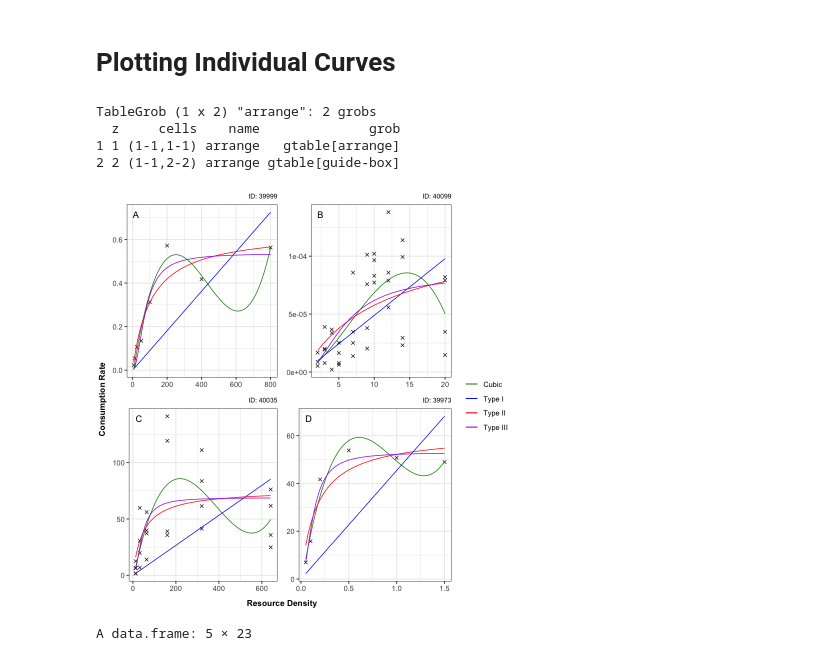
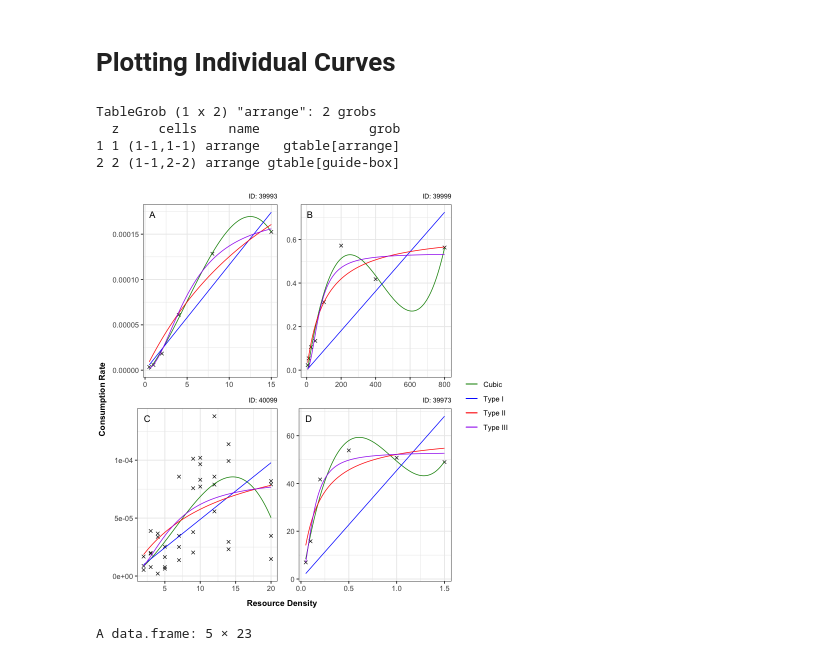
Before and after one commit to ldswaby/CMEECourseWork, a Jupyter notebook: MiniProject/Notes/Data_Analysis_in_R.ipynb, the cells around one changed output. Drawn from its saved outputs; the diff is of its cells as text; code cells hidden in the pictures.

```diff
--- a/MiniProject/Notes/Data_Analysis_in_R.ipynb
+++ b/MiniProject/Notes/Data_Analysis_in_R.ipynb
@@ -10,7 +10,7 @@ suppressMessages(library(scales))
 
 # Load data
 frData <- read.csv('../Data/CRat_prepped.csv', stringsAsFactors = FALSE)
-frModStats <- read.csv('../Data/ModelStats3.csv', stringsAsFactors = FALSE)
+frModStats <- read.csv('../Data/ModelStats.csv', stringsAsFactors = FALSE)
 
 # Extract model information
 model_count <- (length(frModStats)-6)/2 # assumes only other cols besides ID are aic/bic/rsqd vals and 5 coefficients (holl2 and 3)
@@ -1124,11 +1124,11 @@ plotFits <- function(id){
       geom_line(aes(x = x, y = y_holl3, colour = "Type III"), data = data_to_fit, size = 0.4) +
       scale_colour_manual("", breaks = c("Cubic", "Type I", "Type II", "Type III"), values = c("green4", "blue", "red", "purple"))
 
-    if (id == 39999){
+    if (id == 39993){
       p <- p + annotate(geom = 'text', label = 'A', x = -Inf, y = Inf, hjust = -1, vjust = 2)
+    } else if (id == 39999){
+          p <- p + annotate(geom = 'text', label = 'B', x = -Inf, y = Inf, hjust = -1, vjust = 2)
     } else if (id == 40099){
-          p <- p + annotate(geom = 'text', label = 'B', x = -Inf, y = Inf, hjust = -1, vjust = 2)
-    } else if (id == 40035){
       p <- p + annotate(geom = 'text', label = 'C', x = -Inf, y = Inf, hjust = -1, vjust = 2)
     } else if (id == 39973){
       p <- p + annotate(geom = 'text', label = 'D', x = -Inf, y = Inf, hjust = -1, vjust = 2)
@@ -1146,36 +1146,36 @@ plotFits <- function(id){
 #t3 <- plotFits(39904) + theme(axis.text.x = element_blank(), axis.text.y = element_blank()) + ylab(NULL)
 
 #pl <- lapply(c(39854, 39858, 39896, 40010), FUN = plotFits)
-pl <- lapply(c(39999, 40099, 40035, 39973), FUN = plotFits)
+pl <- lapply(c(39993, 39999, 40099, 39973), FUN = plotFits)
 
 
 # Function to extract legend
 # https://github.com/hadley/ggplot2/wiki/Share-a-legend-between-two-ggplot2-graphs
 g_legend <- function(a.gplot){
   tmp <- ggplot_gtable(ggplot_build(a.gplot))
   leg <- which(sapply(tmp$grobs, function(x) x$name) == "guide-box")
   legend <- tmp$grobs[[leg]]
   return(legend)
 }
 
 # Extract legend as a grob
 leg = g_legend(pl[[1]])
 
 demplots <- grid.arrange(
   arrangeGrob(grobs=lapply(pl, function(p) p + guides(colour=FALSE)), ncol=2,
               bottom=textGrob("Resource Density", gp=gpar(fontface="bold", fontsize=10)),
               left=textGrob("Consumption Rate", gp=gpar(fontface="bold", fontsize=10), rot=90)),
   leg,
   widths=c(9,1.5)
 )
 
 demplots
 # %% [output]
 TableGrob (1 x 2) "arrange": 2 grobs
   z     cells    name              grob
 1 1 (1-1,1-1) arrange   gtable[arrange]
 2 2 (1-1,2-2) arrange gtable[guide-box]
-[figure, old version]
+[figure, new version]
 # %%
 ALLDATA[ALLDATA$BestModelAIC == 'HollingI' & ALLDATA$FilterFeeder == 'Non-filter feeder',][,c(1,16:37)]
 idsss <- unique(ALLDATA[ALLDATA$BestModelAIC == 'HollingI' & ALLDATA$FilterFeeder == 'Non-filter feeder',][,c(1,16:37)]$ID)
```
Also changed, not shown: parts of 2 cells of this notebook, 5 other files.
